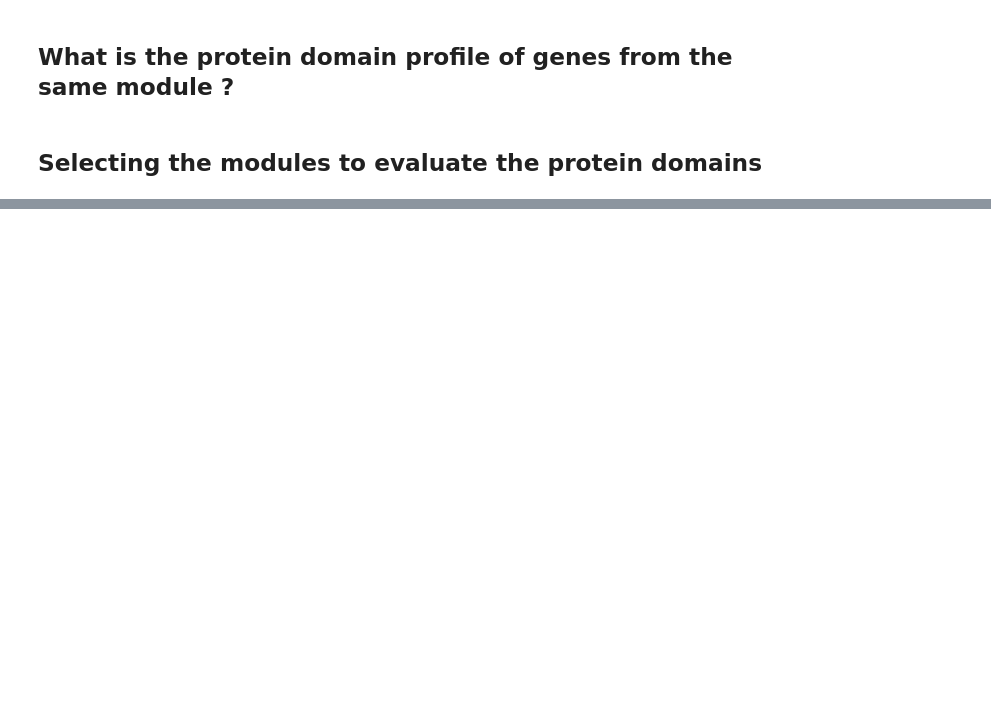
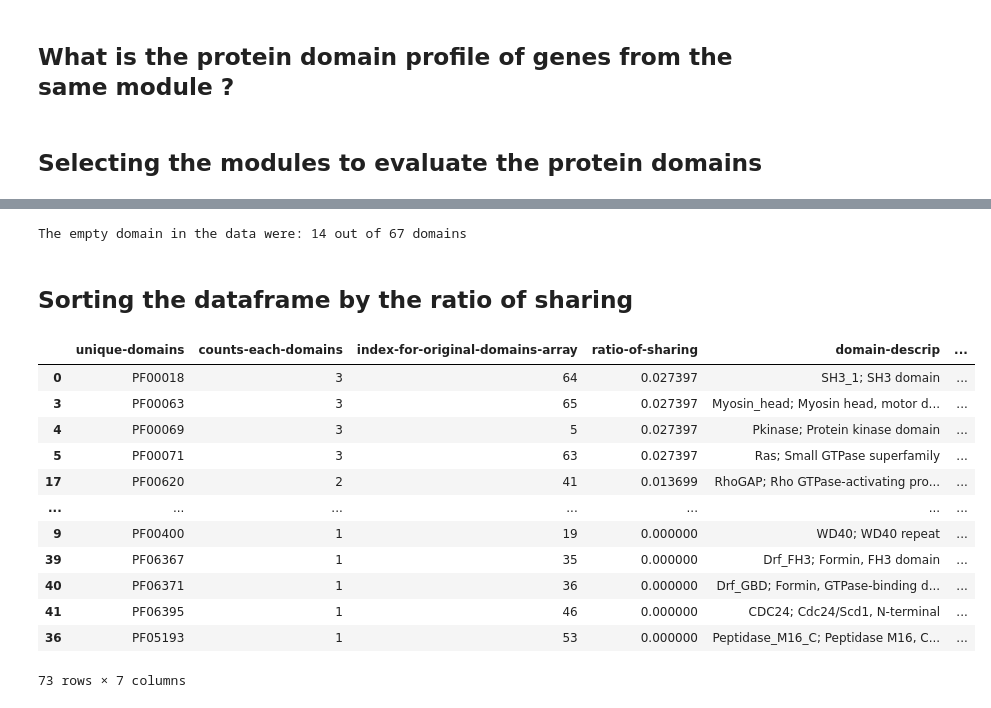
Before and after one commit to leilaicruz/machine-learning-for-yeast, a Jupyter notebook: functions-python/evaluating-protein-domains-per-module.ipynb, the cells around one changed output, grey strips where cells are left out. Saved outputs shown, nothing was run; the diff lists cells and outputs as text; code cells hidden in the pictures; blank space fills up the shorter version.

```diff
--- a/functions-python/evaluating-protein-domains-per-module.ipynb
+++ b/functions-python/evaluating-protein-domains-per-module.ipynb
@@ -83,0 +115,15 @@ data_cell_budding
+# %%
+# Selecting the meaningful columns in the respective dataset
+domain_id_list=data_domains['domain-name']
+query_gene=data['gene-name']
+
+# Initialising the arrays
+protein_a_list=[]
+
+population = np.arange(0,len(query_gene))
+
+
+for m in population:
+
+    protein_a=data_domains[data_domains['name']==query_gene[m]]
+    protein_a_list.append(protein_a['domain-name'].tolist())
@@ -83,0 +149,4 @@ data_cell_budding
+# %%
+print('The empty domain in the data were:', len(protein_a_list)-len(protein_a_list_new), 'out of', len(protein_a_list),'domains')
+# %% [output]
+The empty domain in the data were: 14 out of 67 domains
@@ -83,0 +169,27 @@ data_cell_budding
+# %% [markdown]
+## Sorting the dataframe by the ratio of sharing
+# %%
+stats_module['domain-descrip']=np.zeros_like(unique_domains)
+stats_module['protein-name']=np.zeros_like(unique_domains)
+stats_module['module-name']=np.zeros_like(unique_domains)
+for i in np.arange(0,len(unique_domains)):
+    stats_module['domain-descrip'][i]=data_domains[data_domains['domain-name']==unique_domains[i]]['domain-descrip'].tolist()[0]
+    names=data_domains[data_domains['domain-name']==unique_domains[i]]['name'].tolist()
+    stats_module['protein-name'][i]=set(names).intersection(query_gene) # print the intresection of all proteins with those domains with the protein from the module
+    stats_module['module-name'][i]=go
+stats_module_sorted=stats_module.sort_values(by=['ratio-of-sharing'],ascending=False)
+stats_module_sorted
+# %% [output]
+|  | unique-domains | counts-each-domains | index-for-original-domains-array | ratio-of-sharing | domain-descrip | ... |
+| 0 | PF00018 | 3 | 64 | 0.027397 | SH3_1; SH3 domain | ... |
+| 3 | PF00063 | 3 | 65 | 0.027397 | Myosin_head; Myosin head, motor d... | ... |
+| 4 | PF00069 | 3 | 5 | 0.027397 | Pkinase; Protein kinase domain | ... |
+| 5 | PF00071 | 3 | 63 | 0.027397 | Ras; Small GTPase superfamily | ... |
+| 17 | PF00620 | 2 | 41 | 0.013699 | RhoGAP; Rho GTPase-activating pro... | ... |
+| ... | ... | ... | ... | ... | ... | ... |
+| 9 | PF00400 | 1 | 19 | 0.000000 | WD40; WD40 repeat | ... |
+| 39 | PF06367 | 1 | 35 | 0.000000 | Drf_FH3; Formin, FH3 domain | ... |
+| 40 | PF06371 | 1 | 36 | 0.000000 | Drf_GBD; Formin, GTPase-binding d... | ... |
+| 41 | PF06395 | 1 | 46 | 0.000000 | CDC24; Cdc24/Scd1, N-terminal | ... |
+| 36 | PF05193 | 1 | 53 | 0.000000 | Peptidase_M16_C; Peptidase M16, C... | ... |
+73 rows × 7 columns
```
Also changed, not shown: parts of 15 cells of this notebook.
